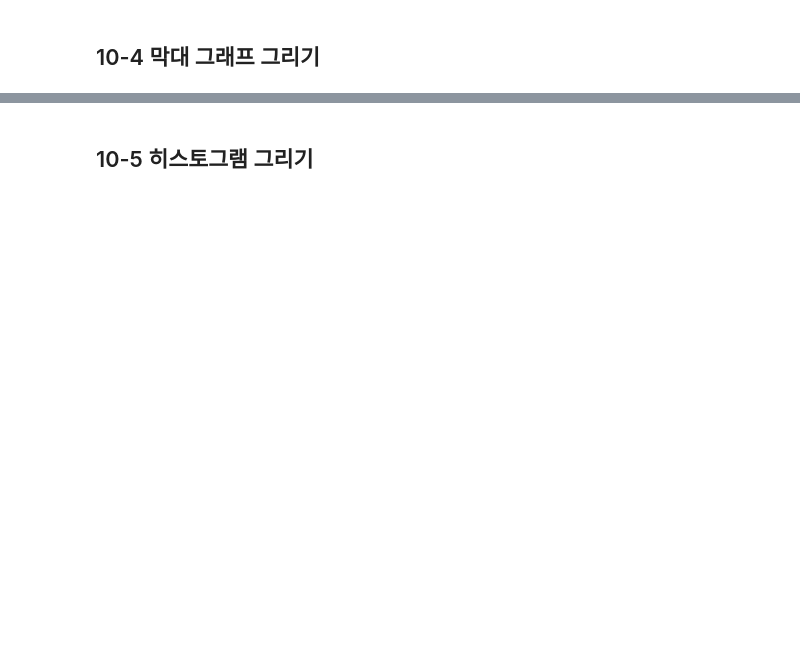
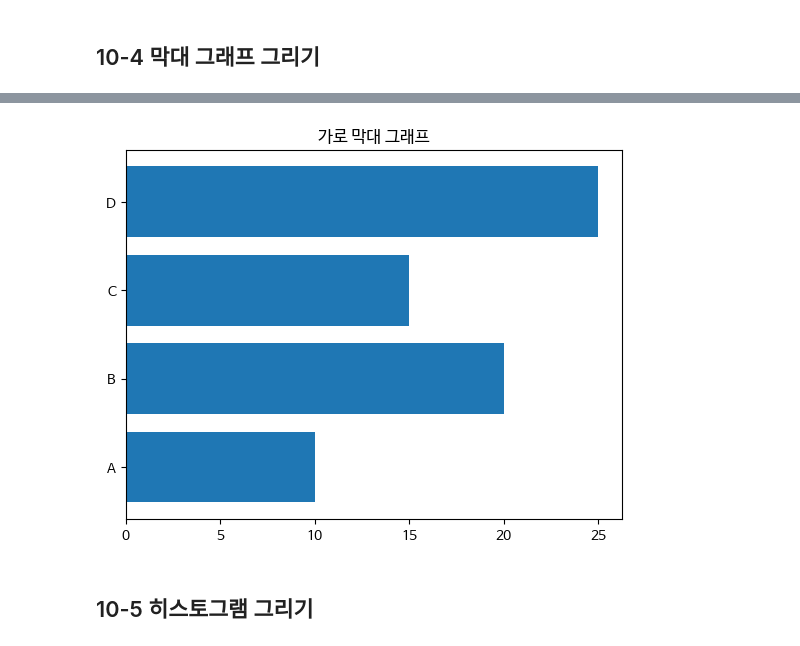
Before and after one commit to tomifezgomez/Data-Analysis-with-Open-Source, a Jupyter notebook: 오픈소스_데이터_분석_10강.ipynb, the cells around one changed output, grey strips where cells are left out. Drawn from its saved outputs; the diff is of its cells as text; code cells hidden in the pictures; blank space fills up the shorter version.

```diff
--- a/오픈소스_데이터_분석_10강.ipynb
+++ b/오픈소스_데이터_분석_10강.ipynb
@@ -127,10 +149,17 @@ plt.show()
 # %%
 import matplotlib.pyplot as plt
 
 ## 데이터 정의
 categories = ['A', 'B', 'C', 'D']
 values = [10, 20, 15, 25]
 
-## 막대 그래프 그리기
+## 가로 막대 그래프 그리기
+plt.barh(categories, values)
 
+# 제목 설정
+plt.title('가로 막대 그래프')
+
+# 그래프 출력
 plt.show()
+# %% [output]
+[figure, added]
```
Also changed, not shown: parts of 21 cells of this notebook.
